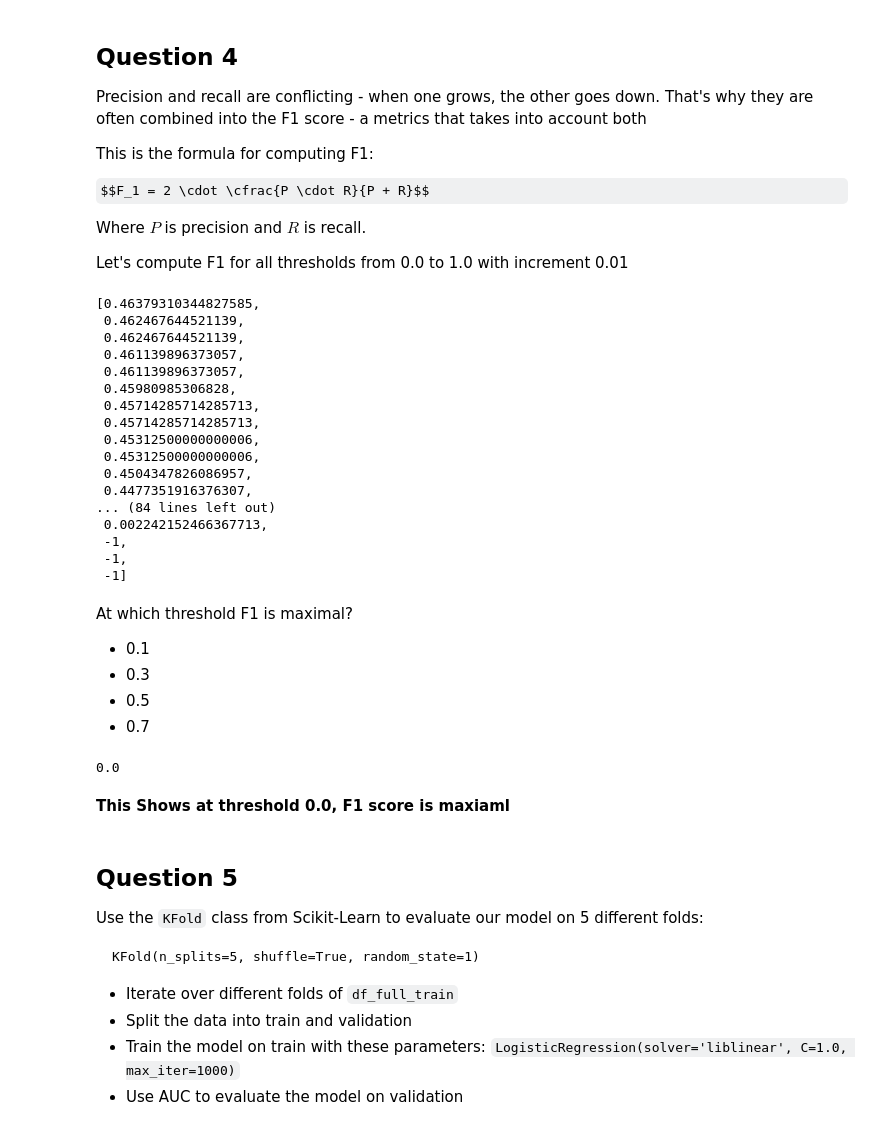
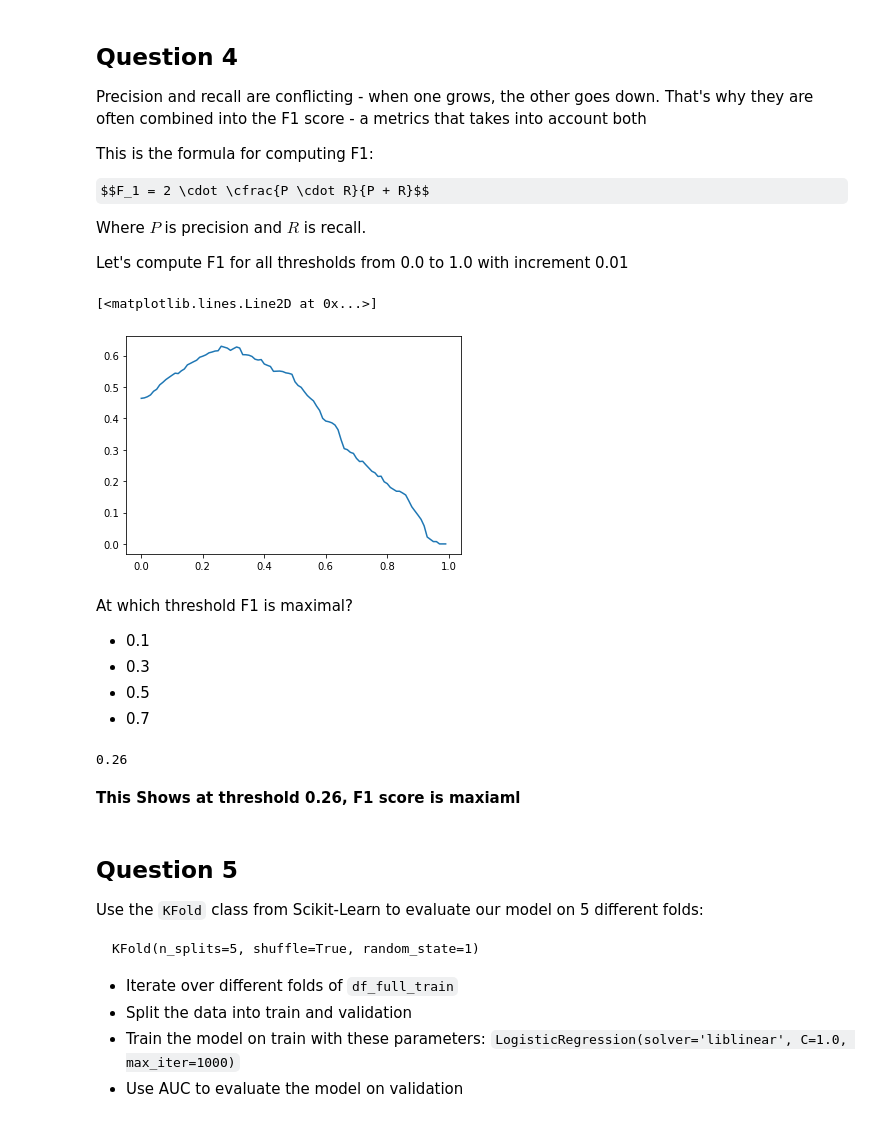
Before and after one commit to amindadgar/ML-Course-HomeWork4, a Jupyter notebook: homework-4-starter.ipynb, the cells around one changed output. Drawn from its saved outputs; the diff is of its cells as text; code cells hidden in the pictures; some formulas as TeX source.

```diff
--- a/homework-4-starter.ipynb
+++ b/homework-4-starter.ipynb
@@ -370,31 +367,16 @@ Let's compute F1 for all thresholds from 0.0 to 1.0 with increment 0.01
 # %%
 F1_scores = []
 for index in range(100):
-    indexed_recall = recall[index]
-    indexed_precision = precision[index]
+    indexed_recall = results_df.Recall[index]
+    indexed_precision = results_df.Precision[index]
     F1 = (2 * indexed_precision * indexed_recall) / (indexed_precision + indexed_recall)
     if pd.isna(F1):
-        F1 = -1
+        F1 = 0
     F1_scores.append(F1)
-F1_scores
+plt.plot(results_df.Threshold, F1_scores)
 # %% [output]
-[0.46379310344827585,
- 0.462467644521139,
- 0.462467644521139,
- 0.461139896373057,
- 0.461139896373057,
- 0.45980985306828,
- 0.45714285714285713,
- 0.45714285714285713,
- 0.45312500000000006,
- 0.45312500000000006,
- 0.4504347826086957,
- 0.4477351916376307,
-... (84 lines left out)
- 0.002242152466367713,
- -1,
- -1,
- -1]
+[<matplotlib.lines.Line2D at 0x...>]
+[figure, added]
 # %% [markdown]
 At which threshold F1 is maximal?
 
@@ -403,14 +385,16 @@ At which threshold F1 is maximal?
 - 0.5
 - 0.7
 # %%
+thresholds = np.arange(0, 1, 0.01)
+
 ## Get the maximal F1 Score and it's index
 max_F1 = np.array(F1_scores).max()
 index = F1_scores.index(max_F1)
 thresholds[index]
 # %% [output]
-0.0
+0.26
 # %% [markdown]
-<b>This Shows at threshold 0.0, F1 score is maxiaml<b>
+<b>This Shows at threshold 0.26, F1 score is maxiaml<b>
 # %% [markdown]
 ## Question 5
 
```
Also changed, not shown: parts of 5 cells of this notebook.
